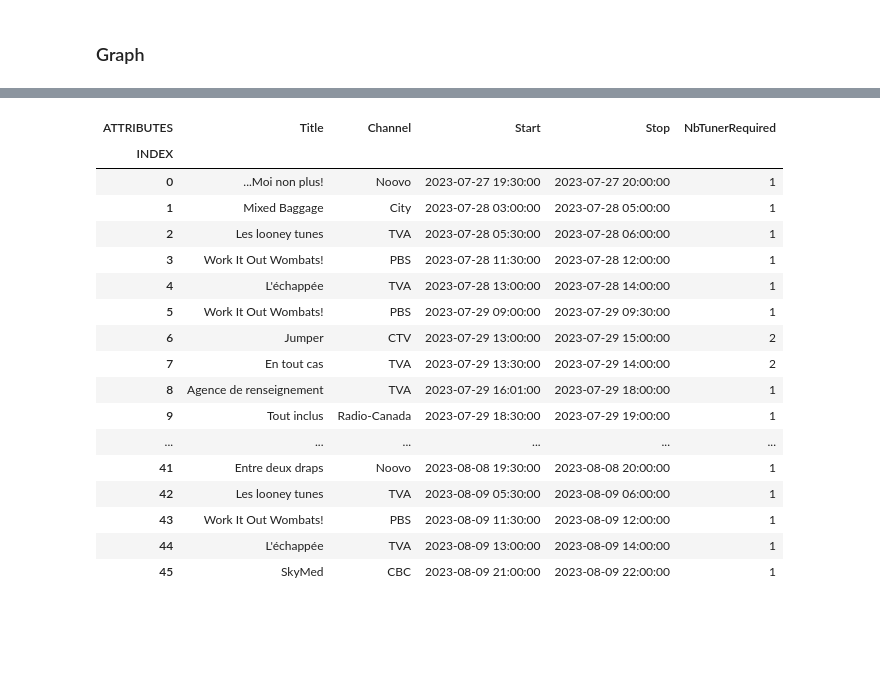
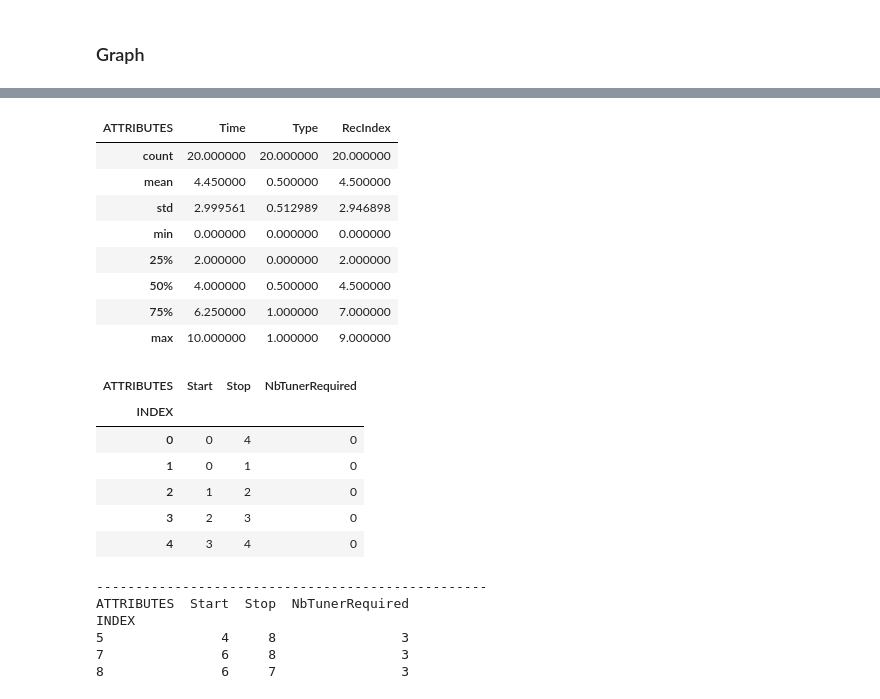
Before and after one commit to mathieugouin/rpiDvr, a Jupyter notebook: tools/playground.ipynb, the cells around one changed output, grey strips where cells are left out. Cells and saved outputs as stored; diff of their text form; code cells hidden in the pictures; blank space fills up the shorter version.

```diff
--- a/tools/playground.ipynb
+++ b/tools/playground.ipynb
@@ -66,9 +70,11 @@ pandas._libs.tslibs.timedeltas.Timedelta
 # %% [markdown]
 ### Fudged Data
 # %%
-#df = pd.DataFrame({'Start': [ 0, 0, 1, 2, 3, 4, 5, 6, 6],
-#                   'Stop' : [ 1, 4, 2, 3, 4, 8, 6, 7, 8]})
-#df.sort_values(by=['Start', 'Stop'], ascending=[True, False], inplace=True, ignore_index=True)
-#df.rename_axis('ATTRIBUTES', axis='columns', inplace=True)
-#df.rename_axis('INDEX', axis='index', inplace=True)
-#df
+# """
+df = pd.DataFrame({'Start': [ 0, 0, 1, 2, 3, 4, 5, 6, 6, 9],
+                   'Stop' : [ 1, 4, 2, 3, 4, 8, 6, 7, 8, 10]})
+df.sort_values(by=['Start', 'Stop'], ascending=[True, False], inplace=True, ignore_index=True)
+df.rename_axis('ATTRIBUTES', axis='columns', inplace=True)
+df.rename_axis('INDEX', axis='index', inplace=True)
+df
+# """
@@ -150,24 +149,42 @@ dtype: int64
+# %%
+dfa.describe()
+# %% [output]
+| ATTRIBUTES | Time | Type | RecIndex |
+| count | 20.000000 | 20.000000 | 20.000000 |
+| mean | 4.450000 | 0.500000 | 4.500000 |
+| std | 2.999561 | 0.512989 | 2.946898 |
+| min | 0.000000 | 0.000000 | 0.000000 |
+| 25% | 2.000000 | 0.000000 | 2.000000 |
+| 50% | 4.000000 | 0.500000 | 4.500000 |
+| 75% | 6.250000 | 1.000000 | 7.000000 |
+| max | 10.000000 | 1.000000 | 9.000000 |
 # %%
-dfr = df.copy()
-dfr['NbTunerRequired'] = dfa.sum()
-dfr
+df['NbTunerRequired'] = 0
+df.head()
 # %% [output]
-| ATTRIBUTES | Title | Channel | Start | Stop | NbTunerRequired |
-| INDEX |  |  |  |  |  |
-| 0 | ...Moi non plus! | Noovo | 2023-07-27 19:30:00 | 2023-07-27 20:00:00 | 1 |
-| 1 | Mixed Baggage | City | 2023-07-28 03:00:00 | 2023-07-28 05:00:00 | 1 |
-| 2 | Les looney tunes | TVA | 2023-07-28 05:30:00 | 2023-07-28 06:00:00 | 1 |
-| 3 | Work It Out Wombats! | PBS | 2023-07-28 11:30:00 | 2023-07-28 12:00:00 | 1 |
-| 4 | L'échappée | TVA | 2023-07-28 13:00:00 | 2023-07-28 14:00:00 | 1 |
-| 5 | Work It Out Wombats! | PBS | 2023-07-29 09:00:00 | 2023-07-29 09:30:00 | 1 |
-| 6 | Jumper | CTV | 2023-07-29 13:00:00 | 2023-07-29 15:00:00 | 2 |
-| 7 | En tout cas | TVA | 2023-07-29 13:30:00 | 2023-07-29 14:00:00 | 2 |
-| 8 | Agence de renseignement | TVA | 2023-07-29 16:01:00 | 2023-07-29 18:00:00 | 1 |
-| 9 | Tout inclus | Radio-Canada | 2023-07-29 18:30:00 | 2023-07-29 19:00:00 | 1 |
-| ... | ... | ... | ... | ... | ... |
-| 41 | Entre deux draps | Noovo | 2023-08-08 19:30:00 | 2023-08-08 20:00:00 | 1 |
-| 42 | Les looney tunes | TVA | 2023-08-09 05:30:00 | 2023-08-09 06:00:00 | 1 |
-| 43 | Work It Out Wombats! | PBS | 2023-08-09 11:30:00 | 2023-08-09 12:00:00 | 1 |
-| 44 | L'échappée | TVA | 2023-08-09 13:00:00 | 2023-08-09 14:00:00 | 1 |
-| 45 | SkyMed | CBC | 2023-08-09 21:00:00 | 2023-08-09 22:00:00 | 1 |
+| ATTRIBUTES | Start | Stop | NbTunerRequired |
+| INDEX |  |  |  |
+| 0 | 0 | 4 | 0 |
+| 1 | 0 | 1 | 0 |
+| 2 | 1 | 2 | 0 |
+| 3 | 2 | 3 | 0 |
+| 4 | 3 | 4 | 0 |
+# %%
+recording_stack = []
+for index, row in dfa.iterrows():
+    if row['Type'] > 0: # Start
+        recording_stack.append(row['RecIndex'])
+        df.loc[recording_stack, 'NbTunerRequired'] = len(recording_stack)
+        if len(recording_stack) > check.MAX_CONCURRENT_RECORDING:
+            print('--------------------------------------------------')
+            print(df.loc[recording_stack])
+    else:
+        _ = recording_stack.pop()
+# %% [output]
+--------------------------------------------------
+ATTRIBUTES  Start  Stop  NbTunerRequired
+INDEX
+5               4     8                3
+7               6     8                3
+8               6     7                3
 # %%
```
Also changed, not shown: parts of 19 cells of this notebook, 1 other file.
